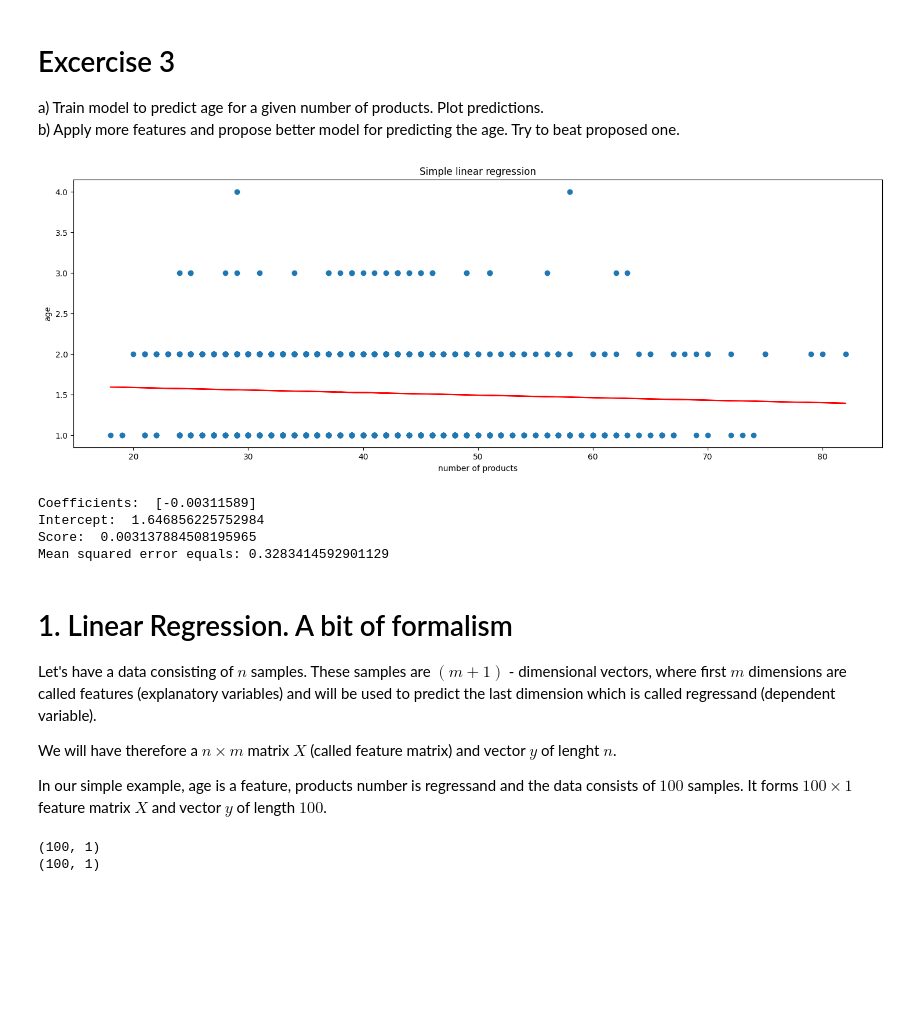
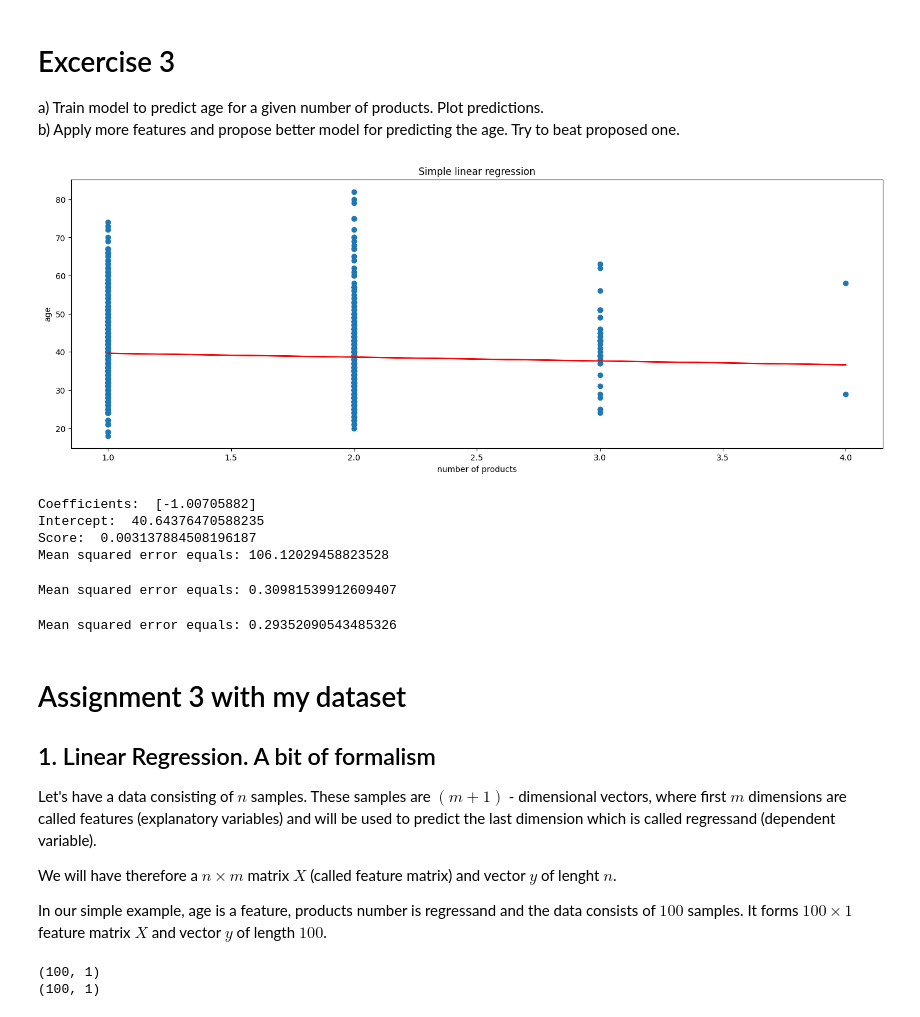
Before and after one commit to DominikaMaciag/DataAnalytics, a Jupyter notebook: Assignment optional 2-3/Untitled.ipynb, the cells around one changed output. Drawn from its saved outputs; the diff is of its cells as text; code cells hidden in the pictures; blank space fills up the shorter version.

```diff
--- a/Assignment optional 2-3/Untitled.ipynb
+++ b/Assignment optional 2-3/Untitled.ipynb
@@ -214,55 +214,77 @@ b) Apply more features and propose better model for predicting the age. Try to b
 # %%
 #a)
 
-X = bank_df.age.values.reshape(-1,1)[:1000]
-y = bank_df.products_number.values.reshape(-1)[:1000]
+X = bank_df.products_number.values.reshape(-1,1)[:1000]
+y = bank_df.age.values.reshape(-1)[:1000]
 
 # Create linear regression object
 model = LinearRegression(n_jobs=1)
 
 # Train the model using the training sets
 model.fit(X,y)
 y_pred = model.predict(X)
 
 f = plt.figure()
 f.set_figwidth(18)
 f.set_figheight(6)
 plt.scatter(X, y)
 plt.plot(X, y_pred, color="red")
 plt.ticklabel_format(style='plain')
 plt.xlabel("number of products");
 plt.ylabel("age");
 plt.title("Simple linear regression")
 plt.show()
 
 print("Coefficients: ", model.coef_)
 print("Intercept: ", model.intercept_)
 print("Score: ", model.score(X,y))
 print("Mean squared error equals:", mean_squared_error(y, y_pred))
 # %% [output]
-[figure, old version]
+[figure, new version]
-Coefficients:  [-0.00311589]
-Intercept:  1.646856225752984
-Score:  0.003137884508195965
-Mean squared error equals: 0.3283414592901129
+Coefficients:  [-1.00705882]
+Intercept:  40.64376470588235
+Score:  0.003137884508196187
+Mean squared error equals: 106.12029458823528
 # %%
 #b) Let's propose model, which uses age, credit score, balance,estimated salary and all of their interactions up to third degree
 
-# X = df[['age', 'credit_score', 'balance', 'estimated_salary']].values.reshape(-1,4)
-# y = df.products_number.values.reshape(-1)
+X = bank_df[['age', 'credit_score', 'balance', 'estimated_salary']].values.reshape(-1,4)
+y = bank_df.products_number.values.reshape(-1)
 
-# poly = PolynomialFeatures(3, include_bias = False)
-# X = poly.fit_transform(X)
+poly = PolynomialFeatures(3, include_bias = False)
+X = poly.fit_transform(X)
 
-# X_train, X_test, y_train, y_test = train_test_split(X, y, test_size=0.5, random_state=43)
+X_train, X_test, y_train, y_test = train_test_split(X, y, test_size=0.5, random_state=43)
 
-# model = LinearRegression()
-# _= model.fit(X_train, y_train)
+model = LinearRegression()
+_= model.fit(X_train, y_train)
 
-# y_pred = model.predict(X_test)
-# print("Mean squared error equals: {0}".format(mean_squared_error(y_pred, y_test)))
+y_pred = model.predict(X_test)
+print("Mean squared error equals: {0}".format(mean_squared_error(y_pred, y_test)))
+# %% [output]
+Mean squared error equals: 0.30981539912609407
+# %%
+#  Method that I propose for my data is to use trained data for the predictions and for calculation of MSE
+
+X = bank_df[['age', 'credit_score', 'balance', 'estimated_salary']].values.reshape(-1,4)
+y = bank_df.products_number.values.reshape(-1)
+
+poly = PolynomialFeatures(3, include_bias = False)
+X = poly.fit_transform(X)
+
+X_train, X_test, y_train, y_test = train_test_split(X, y, test_size=0.5, random_state=43)
+
+model = LinearRegression()
+_= model.fit(X_train, y_train)
+
+y_pred = model.predict(X_train)
+print("Mean squared error equals: {0}".format(mean_squared_error(y_train, y_pred)))
+# %% [output]
+Mean squared error equals: 0.29352090543485326
 # %% [markdown]
-# 1. Linear Regression. A bit of formalism
+# Assignment 3 with my dataset
+
+## 1. Linear Regression. A bit of formalism
 Let's have a data consisting of $n$ samples. These samples are $(m+1)$ - dimensional vectors, where first $m$ dimensions are called features (explanatory variables) and will be used to predict the last dimension which is called regressand (dependent variable).
 
 We will have therefore a $n \times m$ matrix **$X$** (called feature matrix) and vector **$y$** of lenght $n$.
```
Also changed, not shown: parts of 7 cells of this notebook, 3 other files.
